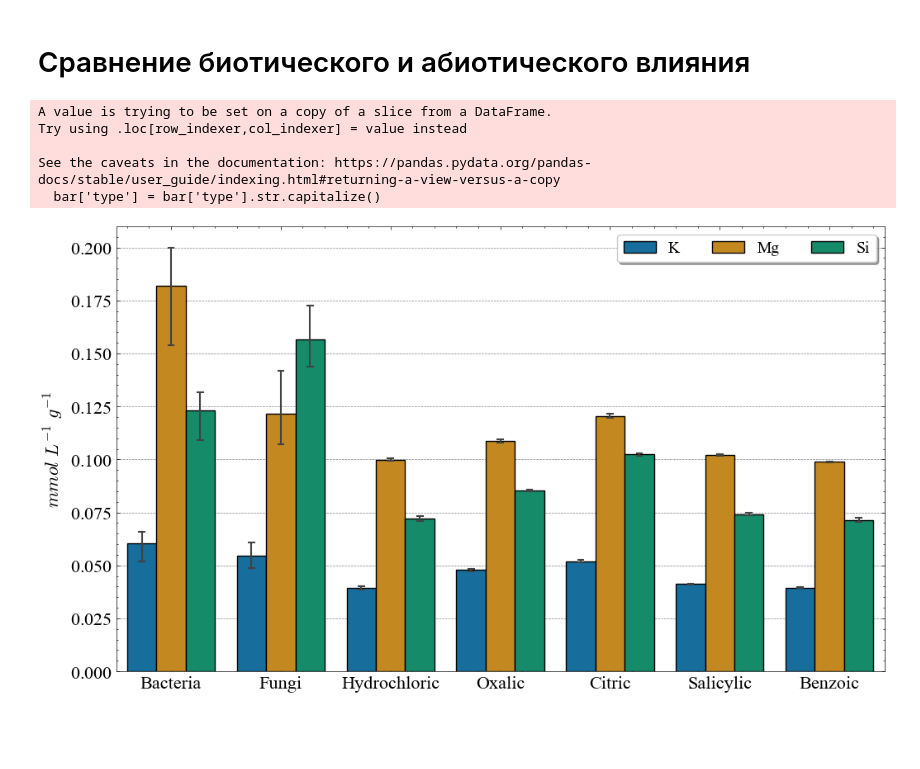
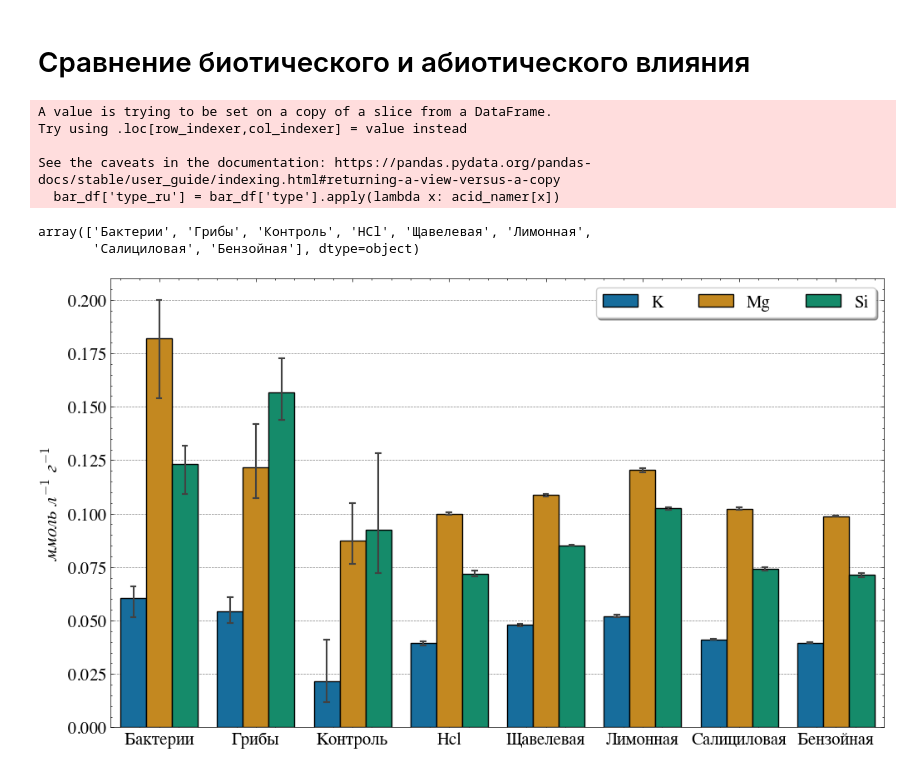
Before and after one commit to mishagrol/clay_minerals, a Jupyter notebook: notebooks/PlotsBioImpact.ipynb, the cells around one changed output. Saved outputs shown, nothing was run; the diff lists cells and outputs as text; code cells hidden in the pictures; blank space fills up the shorter version.

```diff
--- a/notebooks/PlotsBioImpact.ipynb
+++ b/notebooks/PlotsBioImpact.ipynb
@@ -597,47 +685,63 @@ bar_df.loc[:, 'value'] = bar_df['value']/10
 mask = (df_melted['days']==38)&(df_melted['variable'].isin(elements))
 bio_bar_df = df_melted.loc[mask]
 bio_bar_df.loc[:, 'value'] = bio_bar_df['value']/5
+# %%
+# bar_df['type_ru']
+
+acid_namer = {'Hydrochloric': 'HCl',
+              'Oxalic':'Щавелевая',
+              'Citric':'Лимонная',
+              'Salicylic': 'Салициловая',
+              'Benzoic': 'Бензойная'}
+
+bar_df['type_ru'] = bar_df['type'].apply(lambda x: acid_namer[x])
+# %% [output]
+A value is trying to be set on a copy of a slice from a DataFrame.
+Try using .loc[row_indexer,col_indexer] = value instead
+
+See the caveats in the documentation: https://pandas.pydata.org/pandas-docs/stable/user_guide/indexing.html#returning-a-view-versus-a-copy
+  bar_df['type_ru'] = bar_df['type'].apply(lambda x: acid_namer[x])
 # %%
-bar = pd.concat([bio_bar_df, bar_df])
+bar = pd.concat([bio_bar_df, bar_df.drop(columns=['type'])])
+# %%
+bar['type_ru'].unique()
+# %% [output]
+array(['Бактерии', 'Грибы', 'Контроль', 'HCl', 'Щавелевая', 'Лимонная',
+       'Салициловая', 'Бензойная'], dtype=object)
 # %%
-bar = bar.loc[bar['type']!='control']
+# bar = bar.loc[bar['type']!='control']
 # %%
-bar['type'] = bar['type'].str.capitalize()
+bar['type_ru'] = bar['type_ru'].str.capitalize()
-# %% [output]
-A value is trying to be set on a copy of a slice from a DataFrame.
-Try using .loc[row_indexer,col_indexer] = value instead
-
-See the caveats in the documentation: https://pandas.pydata.org/pandas-docs/stable/user_guide/indexing.html#returning-a-view-versus-a-copy
-  bar['type'] = bar['type'].str.capitalize()
 # %%
 # bar = bar.drop(columns='days')
 # %%
 
 fig,ax=plt.subplots(1,1,figsize=(12,7))
-sns.barplot(x='type',
+sns.barplot(x='type_ru',
             y='value',
             hue='variable',
             data=bar,
             edgecolor='k',
             capsize=.15,
             # dodge=True,
             # errorbar=None,
            ax=ax)
 leg=ax.legend(frameon=True,
                # bbox_to_anchor=(0.69, 1.1),
-               fontsize=14,
+               fontsize=15,
                ncol=3,
               shadow=True,)
 
 # ax.grid()
 # ax.grid(zorder=0)
 ax.set_axisbelow(True)
 ax.yaxis.grid(color='gray', linestyle='dashed')
 
-ax.set_ylabel('$mmol \\ L^{-1}  \\ g^{-1}$')
-
+ax.set_ylabel('$ммоль \\ л^{-1}  \\ г^{-1}$')
+ax.xaxis.set_tick_params(labelsize=15)
+ax.yaxis.set_tick_params(labelsize=15)
 ax.set_xlabel('')
-plt.savefig('../plots/barplots_bio_vs_abiotic.png', dpi=300)
+plt.savefig(f'../plots/barplots_bio_vs_abiotic_{LANGUAGE}.png', dpi=300)
 plt.show()
 # %% [output]
-[figure, old version]
+[figure, new version]
```
Also changed, not shown: parts of 19 cells of this notebook, 4 other files.
